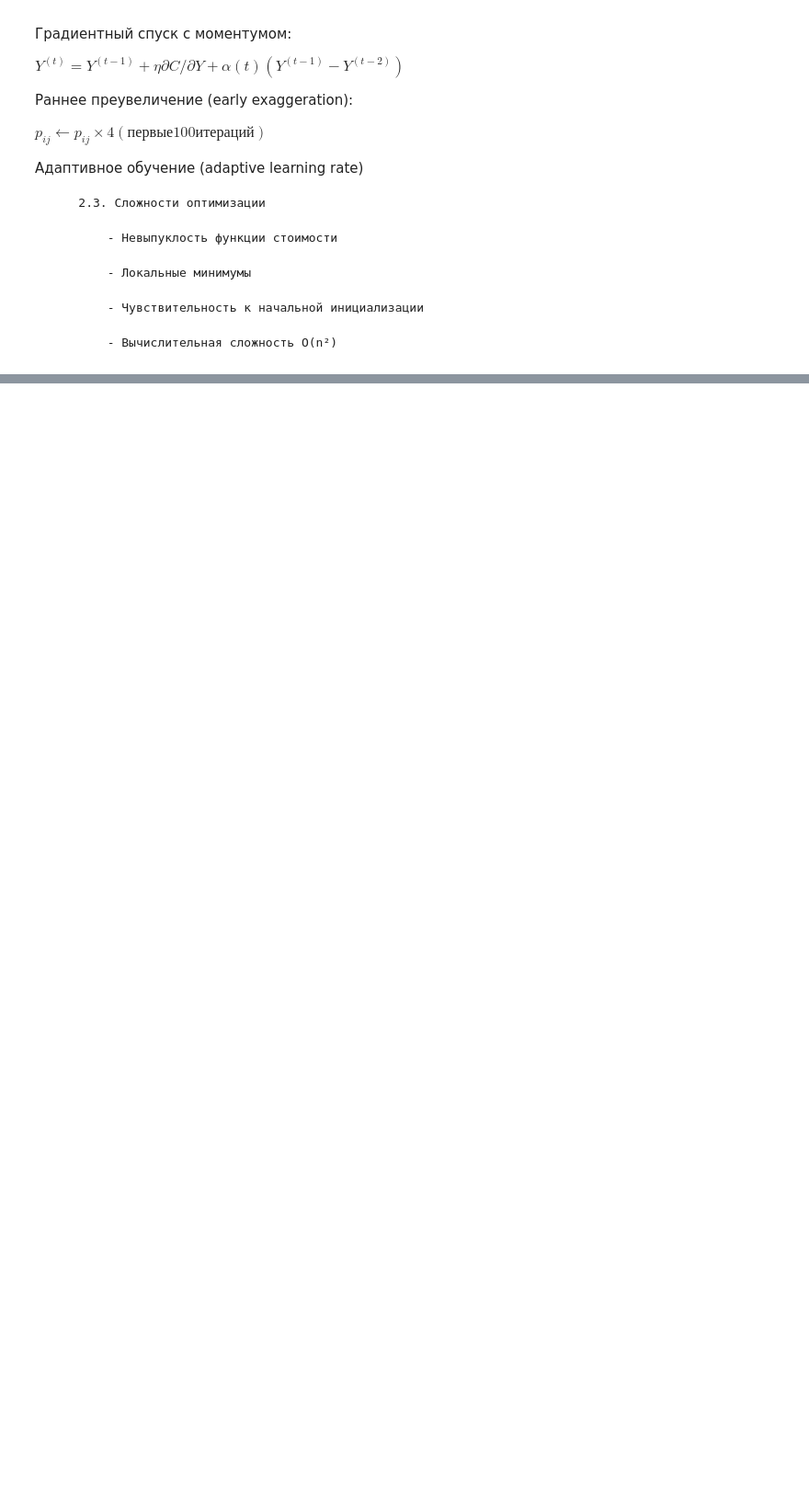
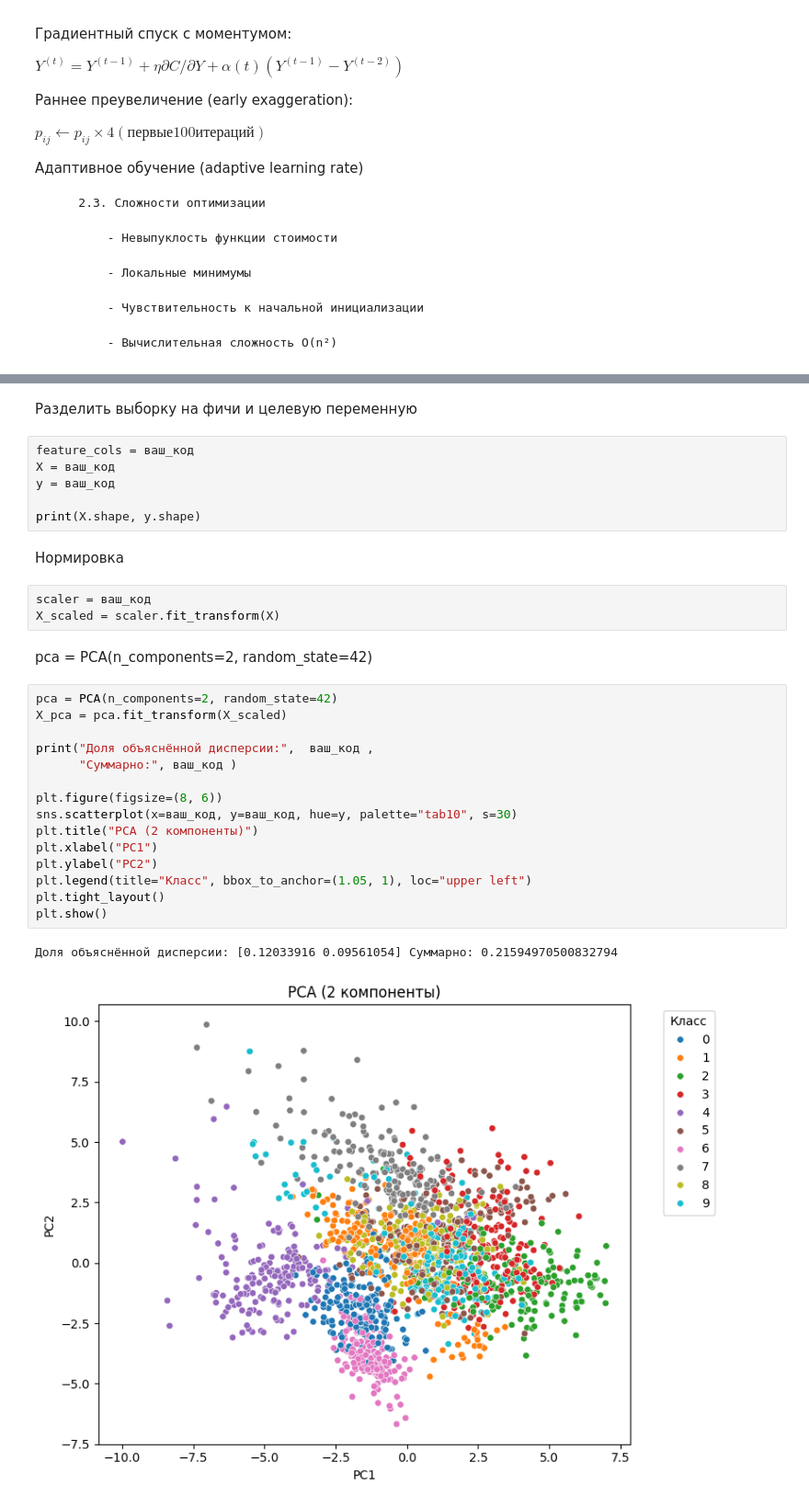
Before and after one commit to fmi-ml-courses/clusters, a Jupyter notebook: practice_6/practice_6.ipynb, the cells around one changed output, grey strips where cells are left out. Shown at 92% size. Drawn from its saved outputs; the diff is of its cells as text; blank space fills up the shorter version.

```diff
--- a/practice_6/practice_6.ipynb
+++ b/practice_6/practice_6.ipynb
@@ -318,0 +111,33 @@ def analyze_tsne_properties():
+# %% [markdown]
+Разделить выборку на фичи и целевую переменную
+# %%
+feature_cols = ваш_код
+X = ваш_код
+y = ваш_код
+
+print(X.shape, y.shape)
+# %% [markdown]
+Нормировка
+# %%
+scaler = ваш_код
+X_scaled = scaler.fit_transform(X)
+# %% [markdown]
+pca = PCA(n_components=2, random_state=42)
+# %%
+pca = PCA(n_components=2, random_state=42)
+X_pca = pca.fit_transform(X_scaled)
+
+print("Доля объяснённой дисперсии:",  ваш_код ,
+      "Суммарно:", ваш_код )
+
+plt.figure(figsize=(8, 6))
+sns.scatterplot(x=ваш_код, y=ваш_код, hue=y, palette="tab10", s=30)
+plt.title("PCA (2 компоненты)")
+plt.xlabel("PC1")
+plt.ylabel("PC2")
+plt.legend(title="Класс", bbox_to_anchor=(1.05, 1), loc="upper left")
+plt.tight_layout()
+plt.show()
+# %% [output]
+Доля объяснённой дисперсии: [0.12033916 0.09561054] Суммарно: 0.21594970500832794
+[figure, added]
```
Also changed, not shown: parts of 18 cells of this notebook.
